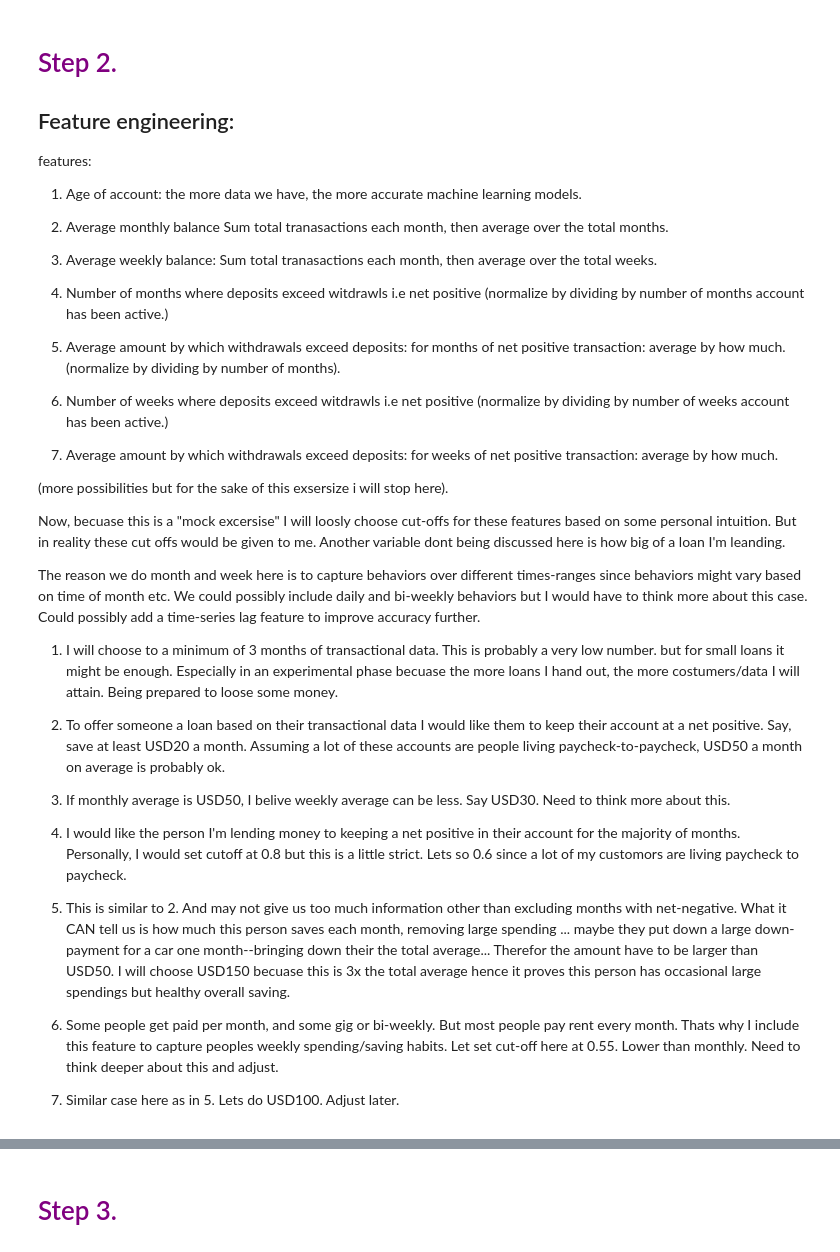
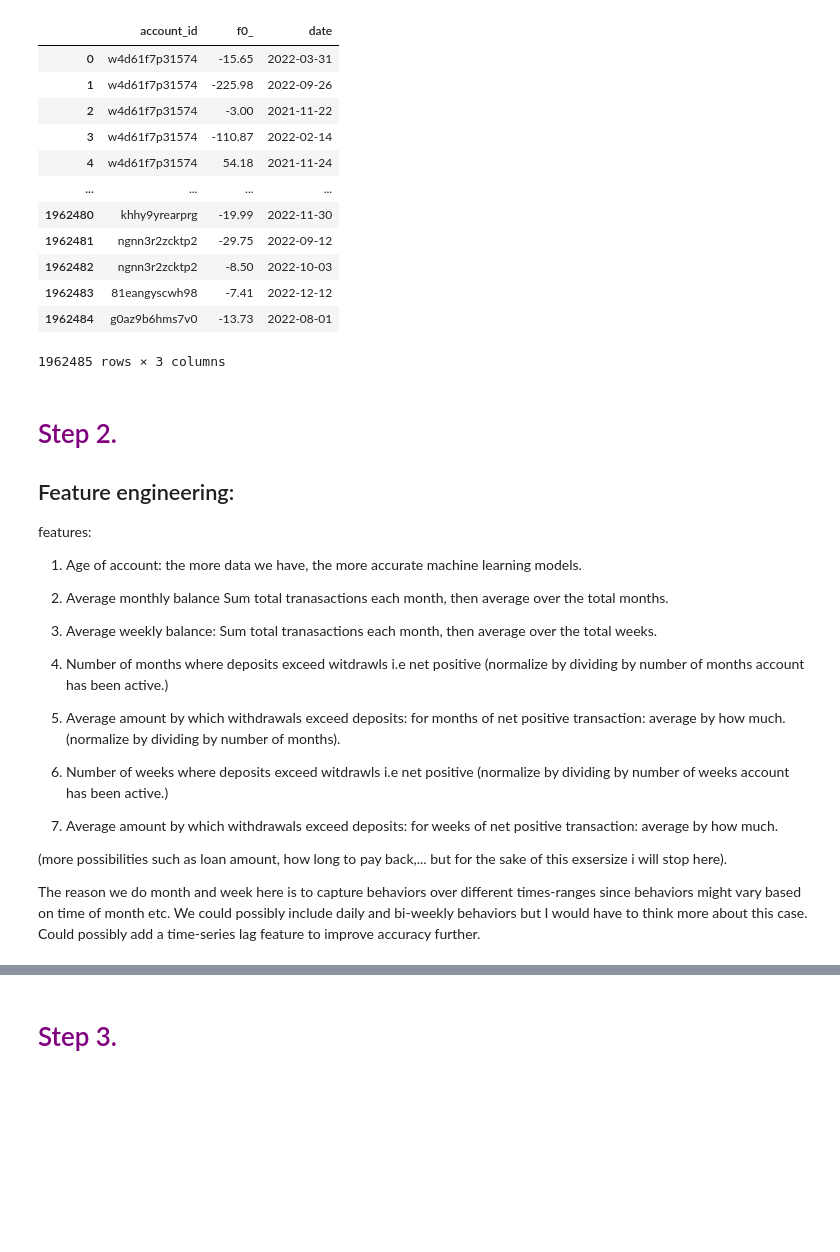
Before and after one commit to iej2106/DS-Side-projects, a Jupyter notebook: loan-eligibility-classification.ipynb, the cells around one changed output, grey strips where cells are left out. Cells and saved outputs as stored; diff of their text form; code cells hidden in the pictures; blank space fills up the shorter version.

```diff
--- a/loan-eligibility-classification.ipynb
+++ b/loan-eligibility-classification.ipynb
@@ -81,3 +43,25 @@ plt.show()
+# %%
+selected_columns = transactions.loc[:, ['account_id', 'f0_', 'date']] #remove other columns
+# Step 2: Create a new dataframe with the selected columns
+
+cleaned_data = selected_columns.copy()
+cleaned_data['date'] = pd.to_datetime(cleaned_data['date']) #Convert the 'date' column to datetime
+
+cleaned_data
+# %% [output]
+|  | account_id | f0_ | date |
+| 0 | w4d61f7p31574 | -15.65 | 2022-03-31 |
+| 1 | w4d61f7p31574 | -225.98 | 2022-09-26 |
+| 2 | w4d61f7p31574 | -3.00 | 2021-11-22 |
+| 3 | w4d61f7p31574 | -110.87 | 2022-02-14 |
+| 4 | w4d61f7p31574 | 54.18 | 2021-11-24 |
+| ... | ... | ... | ... |
+| 1962480 | khhy9yrearprg | -19.99 | 2022-11-30 |
+| 1962481 | ngnn3r2zcktp2 | -29.75 | 2022-09-12 |
+| 1962482 | ngnn3r2zcktp2 | -8.50 | 2022-10-03 |
+| 1962483 | 81eangyscwh98 | -7.41 | 2022-12-12 |
+| 1962484 | g0az9b6hms7v0 | -13.73 | 2022-08-01 |
+1962485 rows × 3 columns
 # %% [markdown]
 # <font color='purple'>Step 2.</font>
 ## Feature engineering:
@@ -98,25 +82,9 @@ features:
 
 7. Average amount by which withdrawals exceed deposits: for weeks of net positive transaction: average by how much.
 
-(more possibilities but for the sake of this exsersize i will stop here).
-
-Now, becuase this is a "mock excersise" I will loosly choose cut-offs for these features based on some personal intuition. But in reality these cut offs would be given to me. Another variable dont being discussed here is how big of a loan I'm leanding.
+(more possibilities such as loan amount, how long to pay back,... but for the sake of this exsersize i will stop here).
 
 The reason we do month and week here is to capture behaviors over different times-ranges since behaviors might vary based on time of month etc. We could possibly include daily and bi-weekly behaviors but I would have to think more about this case. Could possibly add a time-series lag feature to improve accuracy further.
-
-1. I will choose to a minimum of 3 months of transactional data. This is probably a very low number. but for small loans it might be enough. Especially in an experimental phase becuase the more loans I hand out, the more costumers/data I will attain. Being prepared to loose some money.
-
-2. To offer someone a loan based on their transactional data I would like them to keep their account at a net positive. Say, save at least USD20 a month. Assuming a lot of these accounts are people living paycheck-to-paycheck, USD50 a month on average is probably ok.
-
-3. If monthly average is USD50, I belive weekly average can be less. Say USD30. Need to think more about this.
-
-4. I would like the person I'm lending money to keeping a net positive in their account for the majority of months. Personally, I would set cutoff at 0.8 but this is a little strict. Lets so 0.6 since a lot of my customors are living paycheck to paycheck.
-
-5. This is similar to 2. And may not give us too much information other than excluding months with net-negative. What it CAN tell us is how much this person saves each month, removing large spending ... maybe they put down a large down-payment for a car one month--bringing down their the total average... Therefor the amount have to be larger than USD50. I will choose USD150 becuase this is 3x the total average hence it proves this person has occasional large spendings but healthy overall saving.
-
-6. Some people get paid per month, and some gig or bi-weekly. But most people pay rent every month. Thats why I include this feature to capture peoples weekly spending/saving habits. Let set cut-off here at 0.55. Lower than monthly. Need to think deeper about this and adjust.
-
-7. Similar case here as in 5. Lets do USD100. Adjust later.
 # %%
 # Calculate the age of the account for each account_id
 account_age = cleaned_data.groupby('account_id')['date'].agg(['min', 'max'])
```
Also changed, not shown: parts of 26 cells of this notebook.
